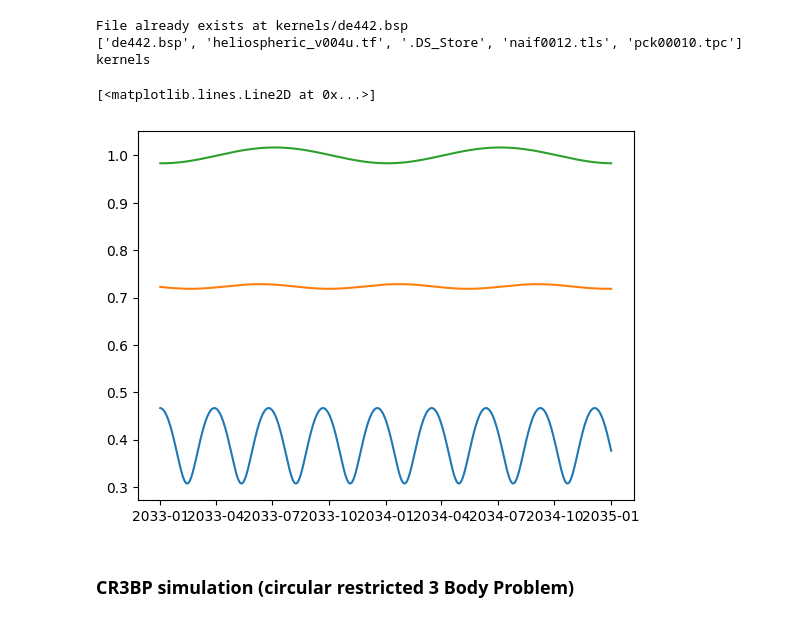
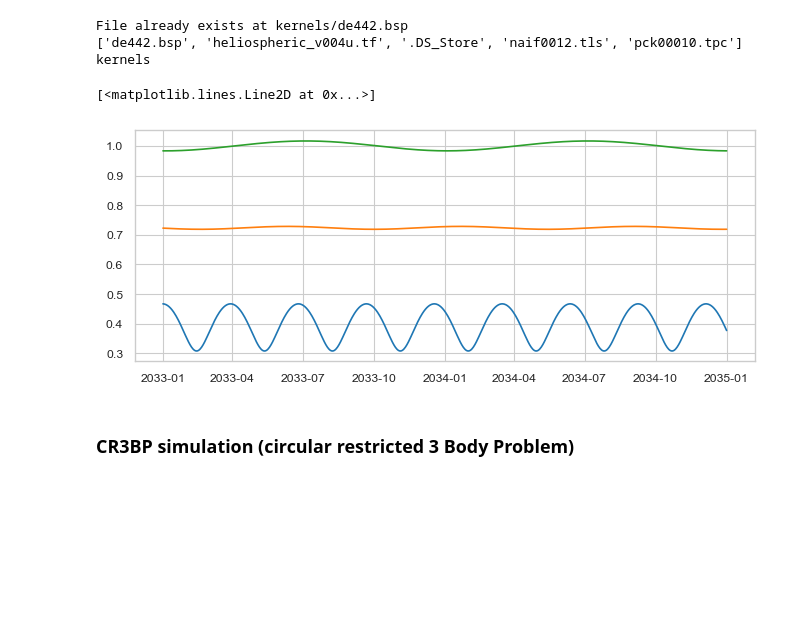
Before and after one commit to cmoestl/dro_orbits, a Jupyter notebook: dro.ipynb, the cells around one changed output. Cells and saved outputs as stored; diff of their text form; code cells hidden in the pictures; blank space fills up the shorter version.

```diff
--- a/dro.ipynb
+++ b/dro.ipynb
@@ -166,34 +169,39 @@ def get_planet_pos(t,kernels_path, planet):
 
 def get_planet_positions(time_series,kernels_path,planet):
     positions = []
     for t in time_series:
         position = get_planet_pos(t,kernels_path, planet)
         positions.append(position)
     df_positions = pd.DataFrame(positions, columns=['time', 'x', 'y', 'z', 'r', 'lat', 'lon'])
     return df_positions
 
 
 # make Earth Mercury and Venus positions
 generic_furnish(kernels_path)
 print(kernels_path)
 mercury=get_planet_positions(times,kernels_path, 'MERCURY_BARYCENTER')
 venus=get_planet_positions(times,kernels_path, 'VENUS_BARYCENTER')
 earth=get_planet_positions(times,kernels_path, 'EARTH_BARYCENTER')
 
 #to matplotlib datenumber
 #mercury.time=mdates.date2num(mercury.time)
 #venus.time=mdates.date2num(venus.time)
 #earth.time=mdates.date2num(earth.time)
 
+
+sns.set_style('whitegrid')
+sns.set_context('paper')
+# Create the plot
+fig, ax = plt.subplots(figsize=(8, 3),dpi=100)
 plt.plot(mercury.time,mercury.r,'-')
 plt.plot(venus.time,venus.r,'-')
 plt.plot(earth.time,earth.r,'-')
 # %% [output]
 File already exists at kernels/de442.bsp
 ['de442.bsp', 'heliospheric_v004u.tf', '.DS_Store', 'naif0012.tls', 'pck00010.tpc']
 kernels
 [<matplotlib.lines.Line2D at 0x...>]
-[figure, old version]
+[figure, new version]
 # %% [markdown]
 ### CR3BP simulation (circular restricted 3 Body Problem)
 # %% [markdown]
```
Also changed, not shown: parts of 13 cells of this notebook, 15 other files.
